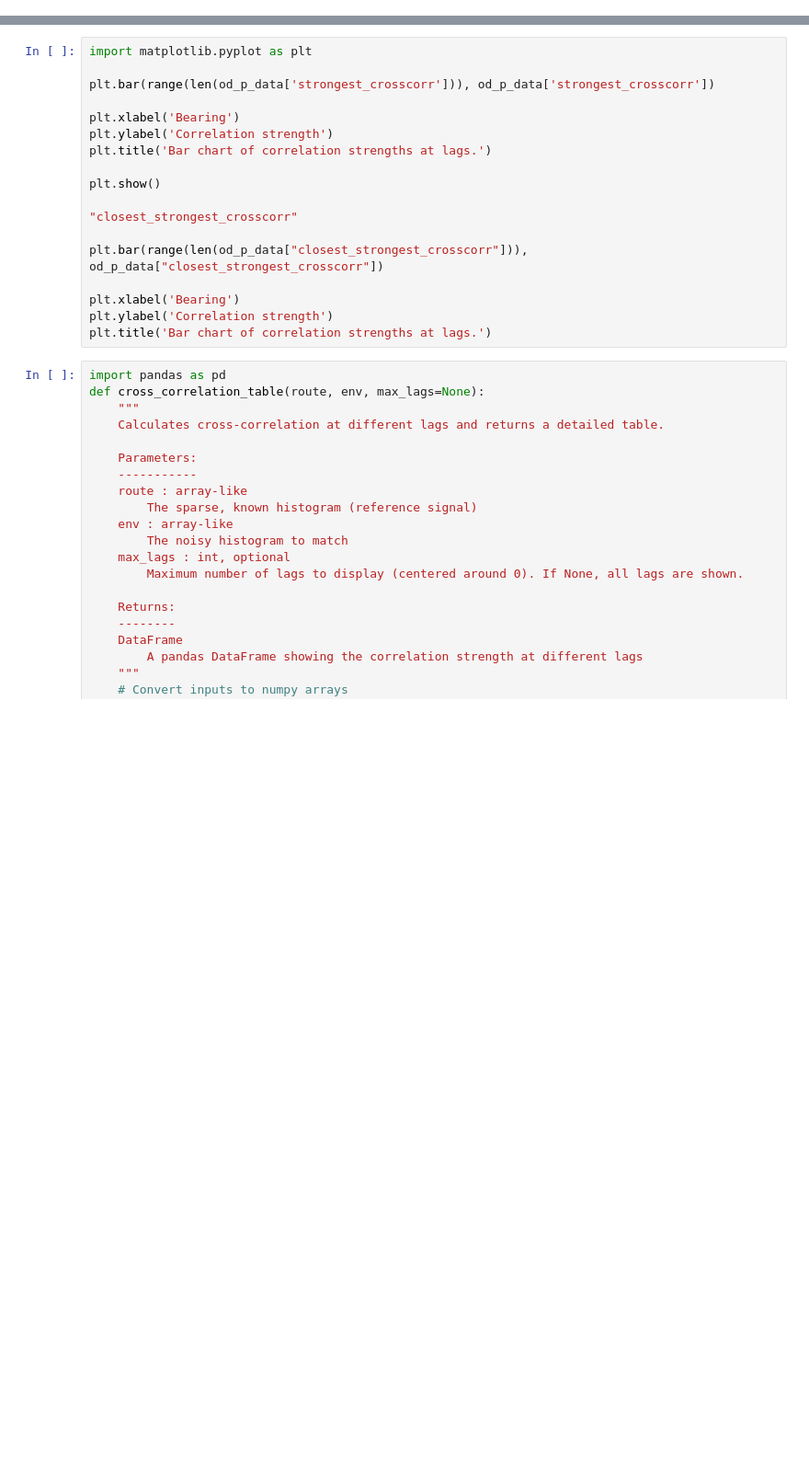
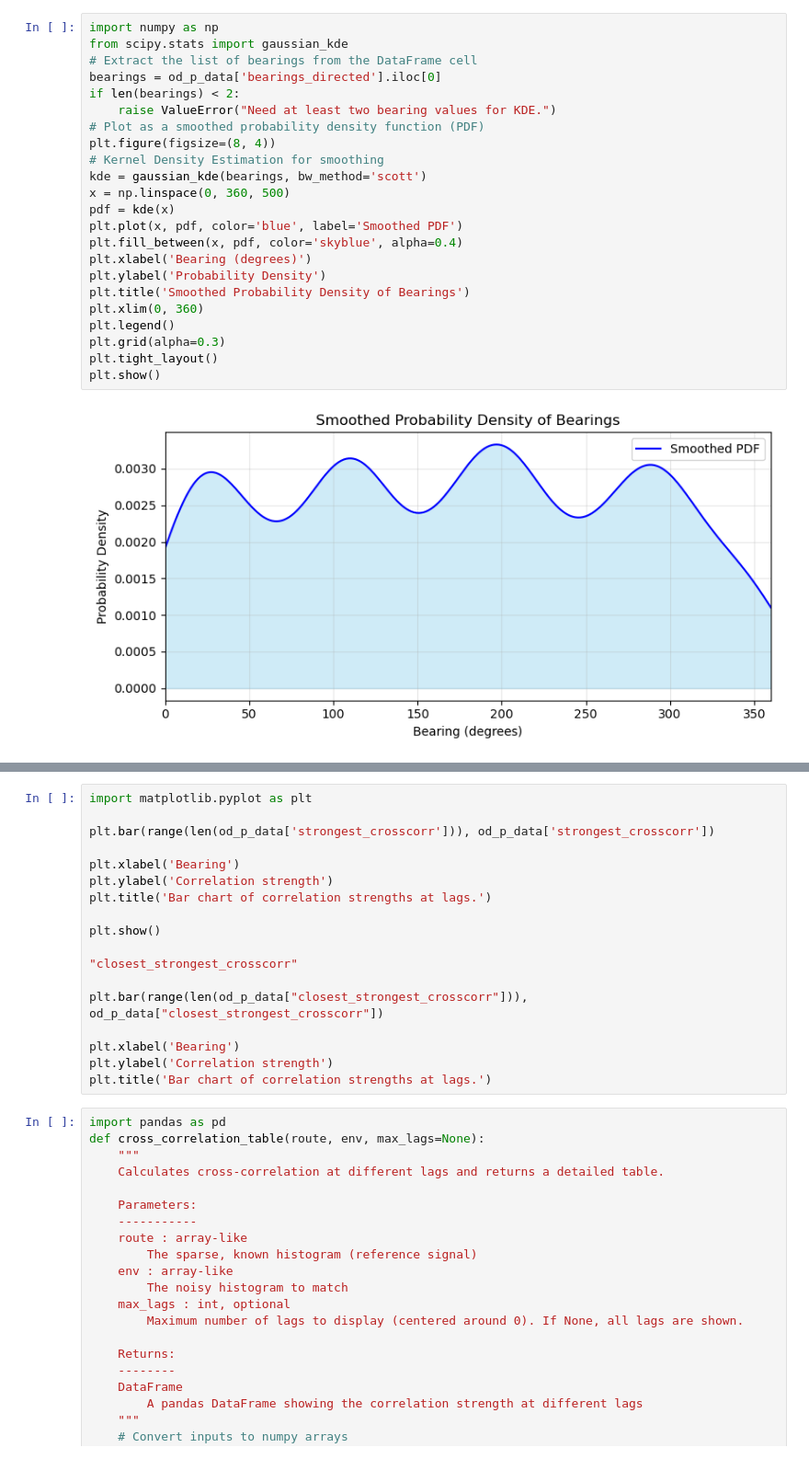
Before and after one commit to ArvHor/perceived-route-complexity, a Jupyter notebook: cross_corr_demo.ipynb, the cells around one changed output, grey strips where cells are left out. Shown at 92% size. Saved outputs shown, nothing was run; the diff lists cells and outputs as text; blank space fills up the shorter version.

```diff
--- a/cross_corr_demo.ipynb
+++ b/cross_corr_demo.ipynb
@@ -87,5 +78,30 @@ TypeError: Cannot broadcast np.ndarray with operand of type <class 'list'>
 [figure]
 [figure]
+# %%
+import numpy as np
+from scipy.stats import gaussian_kde
+# Extract the list of bearings from the DataFrame cell
+bearings = od_p_data['bearings_directed'].iloc[0]
+if len(bearings) < 2:
+	raise ValueError("Need at least two bearing values for KDE.")
+# Plot as a smoothed probability density function (PDF)
+plt.figure(figsize=(8, 4))
+# Kernel Density Estimation for smoothing
+kde = gaussian_kde(bearings, bw_method='scott')
+x = np.linspace(0, 360, 500)
+pdf = kde(x)
+plt.plot(x, pdf, color='blue', label='Smoothed PDF')
+plt.fill_between(x, pdf, color='skyblue', alpha=0.4)
+plt.xlabel('Bearing (degrees)')
+plt.ylabel('Probability Density')
+plt.title('Smoothed Probability Density of Bearings')
+plt.xlim(0, 360)
+plt.legend()
+plt.grid(alpha=0.3)
+plt.tight_layout()
+plt.show()
+# %% [output]
+[figure, added]
 # %%
 # Test alignment metrics directly
 print("Testing alignment metrics...")
```
Also changed, not shown: parts of 4 cells of this notebook, 2 other files.
